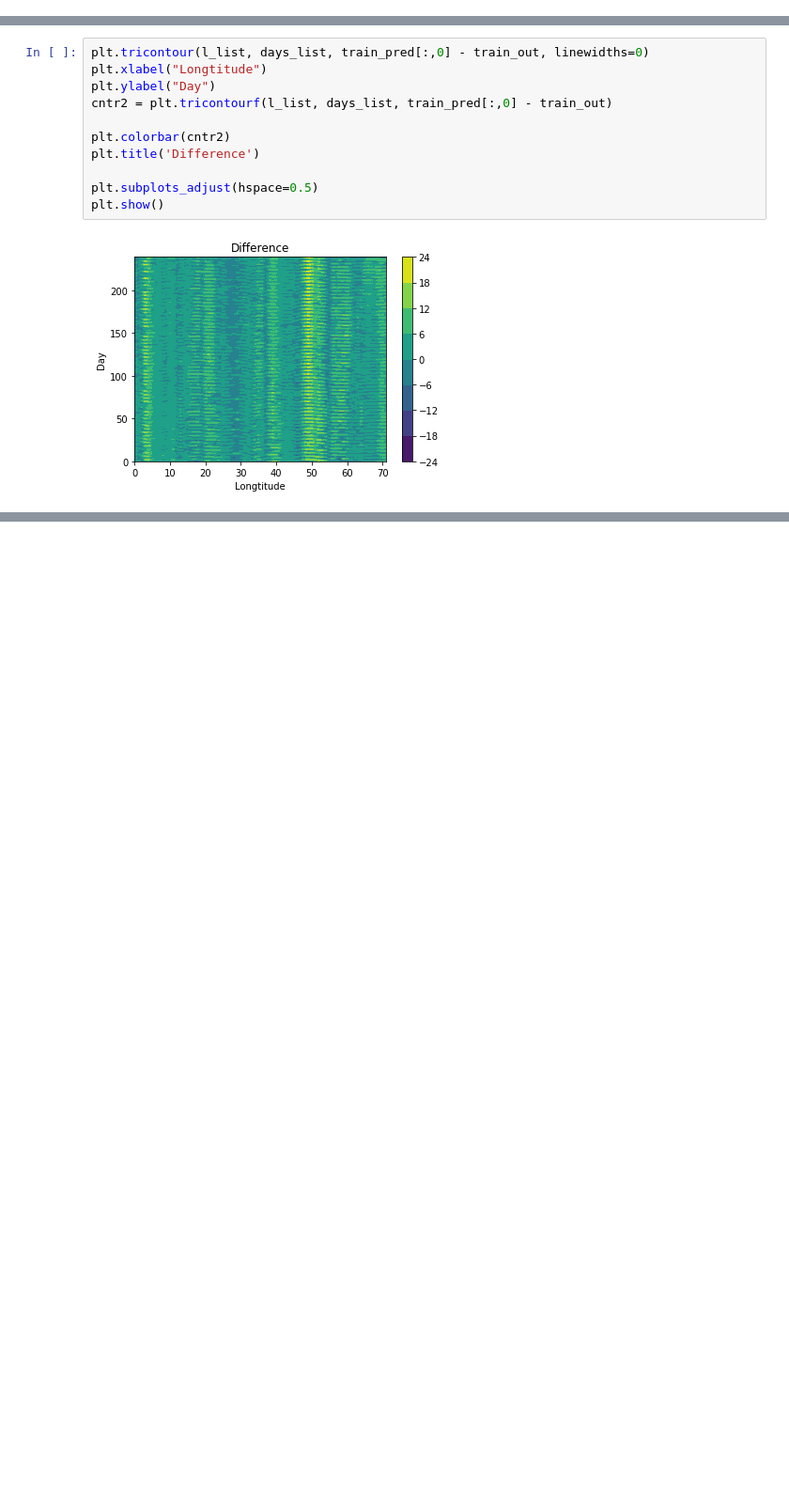
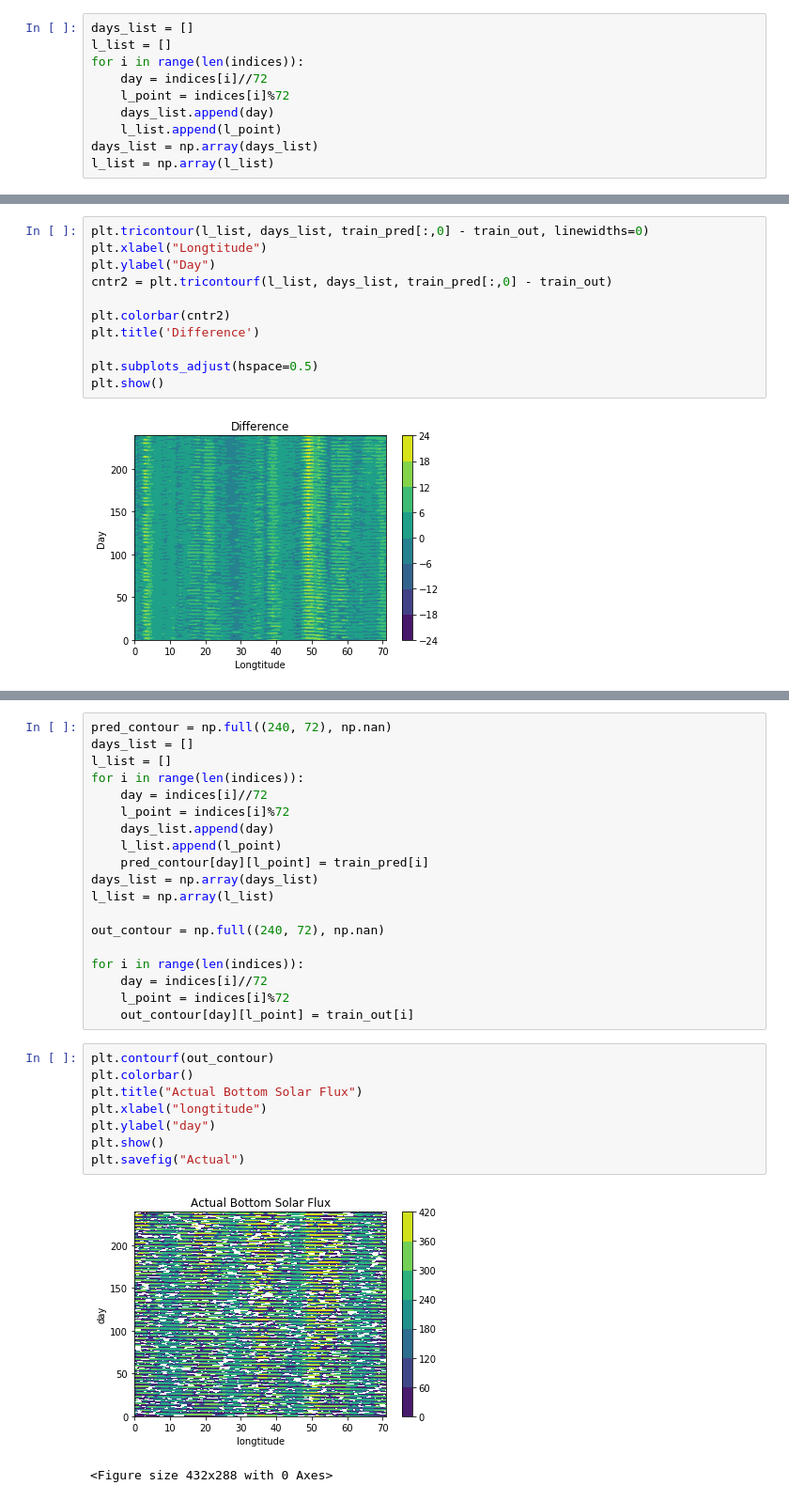
Before and after one commit to aremorov/mars_atmosphere_ML, a Jupyter notebook: ML2.ipynb, the cells around one changed output, grey strips where cells are left out. Shown: that part at 94% size. Cells and saved outputs as stored; diff of their text form; blank space fills up the shorter version.

```diff
--- a/ML2.ipynb
+++ b/ML2.ipynb
@@ -326,6 +326,16 @@ train_out = np.array(train_out)
 train_out.shape
 # %% [output]
 (13824,)
+# %%
+days_list = []
+l_list = []
+for i in range(len(indices)):
+    day = indices[i]//72
+    l_point = indices[i]%72
+    days_list.append(day)
+    l_list.append(l_point)
+days_list = np.array(days_list)
+l_list = np.array(l_list)
 # %% [markdown]
 Bad contour plot method (filling in gaps with average value):
 # %%
@@ -408,0 +440,30 @@ plt.show()
+# %%
+pred_contour = np.full((240, 72), np.nan)
+days_list = []
+l_list = []
+for i in range(len(indices)):
+    day = indices[i]//72
+    l_point = indices[i]%72
+    days_list.append(day)
+    l_list.append(l_point)
+    pred_contour[day][l_point] = train_pred[i]
+days_list = np.array(days_list)
+l_list = np.array(l_list)
+
+out_contour = np.full((240, 72), np.nan)
+
+for i in range(len(indices)):
+    day = indices[i]//72
+    l_point = indices[i]%72
+    out_contour[day][l_point] = train_out[i]
+# %%
+plt.contourf(out_contour)
+plt.colorbar()
+plt.title("Actual Bottom Solar Flux")
+plt.xlabel("longtitude")
+plt.ylabel("day")
+plt.show()
+plt.savefig("Actual")
+# %% [output]
+[figure, added]
+<Figure size 432x288 with 0 Axes>
```
Also changed, not shown: parts of 14 cells of this notebook.
